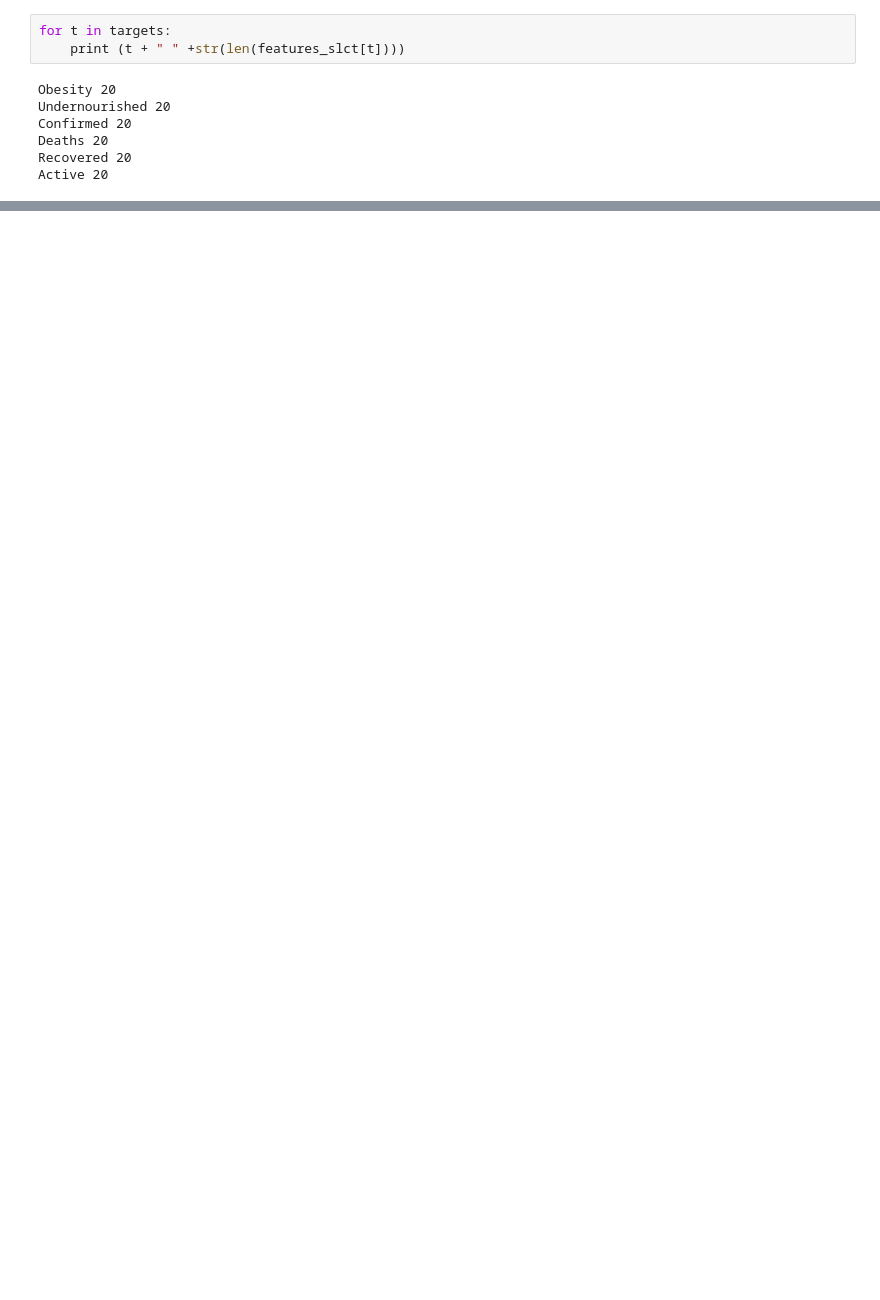
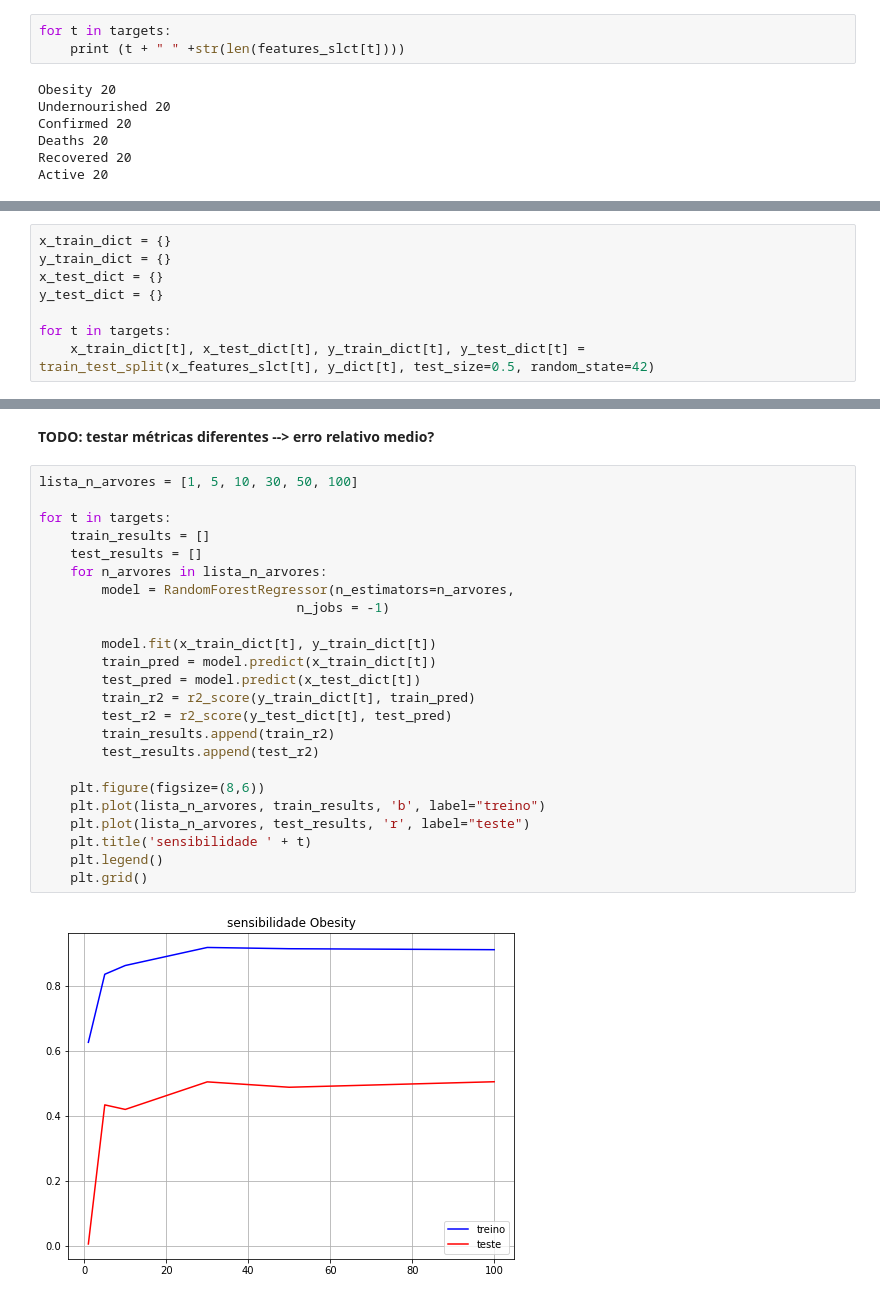
Before and after one commit to joaoweissmann/ML_COVID-19, a Jupyter notebook: COVID19 healthy diet.ipynb, the cells around one changed output, grey strips where cells are left out. Drawn from its saved outputs; the diff is of its cells as text; blank space fills up the shorter version.

Commit message:
add pre processing and initial model tests

```diff
--- a/COVID19 healthy diet.ipynb
+++ b/COVID19 healthy diet.ipynb
@@ -750,0 +761,8 @@ for t in targets:
+# %%
+x_train_dict = {}
+y_train_dict = {}
+x_test_dict = {}
+y_test_dict = {}
+
+for t in targets:
+    x_train_dict[t], x_test_dict[t], y_train_dict[t], y_test_dict[t] = train_test_split(x_features_slct[t], y_dict[t], test_size=0.5, random_state=42)
@@ -750,0 +827,28 @@ for t in targets:
+# %% [markdown]
+**TODO: testar métricas diferentes --> erro relativo medio?**
+# %%
+lista_n_arvores = [1, 5, 10, 30, 50, 100]
+
+for t in targets:
+    train_results = []
+    test_results = []
+    for n_arvores in lista_n_arvores:
+        model = RandomForestRegressor(n_estimators=n_arvores,
+                                 n_jobs = -1)
+
+        model.fit(x_train_dict[t], y_train_dict[t])
+        train_pred = model.predict(x_train_dict[t])
+        test_pred = model.predict(x_test_dict[t])
+        train_r2 = r2_score(y_train_dict[t], train_pred)
+        test_r2 = r2_score(y_test_dict[t], test_pred)
+        train_results.append(train_r2)
+        test_results.append(test_r2)
+
+    plt.figure(figsize=(8,6))
+    plt.plot(lista_n_arvores, train_results, 'b', label="treino")
+    plt.plot(lista_n_arvores, test_results, 'r', label="teste")
+    plt.title('sensibilidade ' + t)
+    plt.legend()
+    plt.grid()
+# %% [output]
+[figure, added]
```
Also changed, not shown: parts of 16 cells of this notebook.
